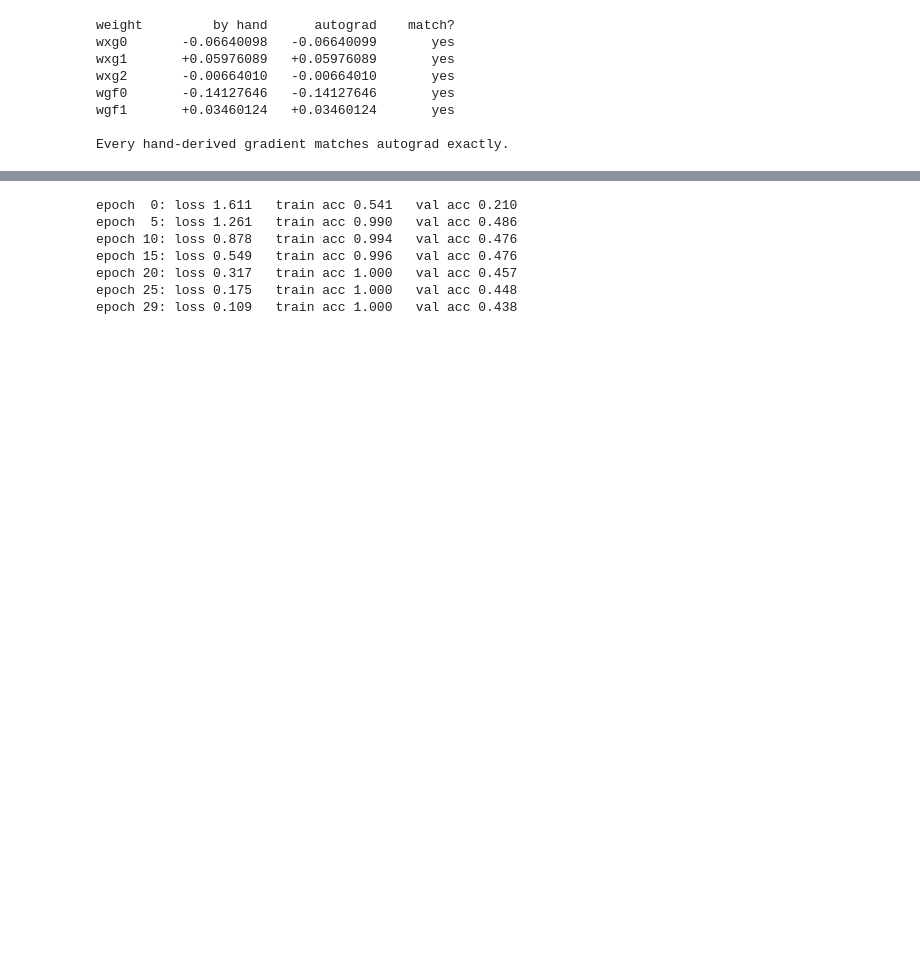
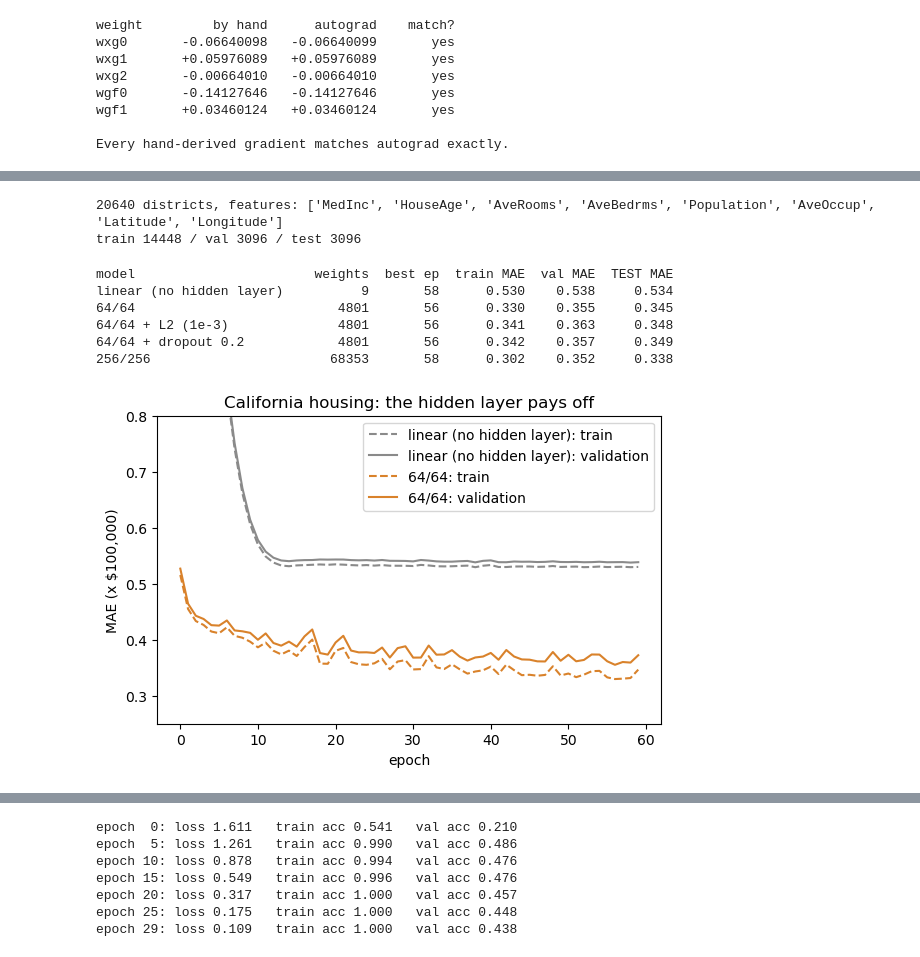
Before and after one commit to ElofssonLab/kb8029-book, a Jupyter notebook: notebooks/day09-backprop-training-regularization.ipynb, the cells around one changed output, grey strips where cells are left out. Drawn from its saved outputs; the diff is of its cells as text; code cells hidden in the pictures; blank space fills up the shorter version.

```diff
--- a/notebooks/day09-backprop-training-regularization.ipynb
+++ b/notebooks/day09-backprop-training-regularization.ipynb
@@ -381,0 +384,64 @@ gradient). First, without any regularization, to see what happens:
+# %%
+ch = fetch_california_housing()
+Xh, yh = ch.data.astype(np.float32), ch.target.astype(np.float32)
+print(f"{Xh.shape[0]} districts, features: {ch.feature_names}")
+
+idx = np.arange(len(yh))
+h_tr, h_tmp = train_test_split(idx, test_size=0.30, random_state=0)
+h_va, h_te = train_test_split(h_tmp, test_size=0.5, random_state=0)
+mu, sd = Xh[h_tr].mean(axis=0), Xh[h_tr].std(axis=0)
+Xh_std = (Xh - mu) / sd
+Xh_tr, Xh_va, Xh_te = to_t(Xh_std[h_tr]), to_t(Xh_std[h_va]), to_t(Xh_std[h_te])
+yh_tr, yh_va, yh_te = [to_t(yh[i]).reshape(-1, 1) for i in (h_tr, h_va, h_te)]
+print(f"train {len(h_tr)} / val {len(h_va)} / test {len(h_te)}")
+# %% [output]
+20640 districts, features: ['MedInc', 'HouseAge', 'AveRooms', 'AveBedrms', 'Population', 'AveOccup', 'Latitude', 'Longitude']
+train 14448 / val 3096 / test 3096
+# %%
+mae = lambda out, y: (out - y).abs().mean().item()
+
+def mlp(n_in, hidden=(64, 64), dropout=0.0):
+    layers, prev = [], n_in
+    for h in hidden:
+        layers += [nn.Linear(prev, h), nn.ReLU()] + ([nn.Dropout(dropout)] if dropout else [])
+        prev = h
+    return nn.Sequential(*layers, nn.Linear(prev, 1))    # linear output unit for regression
+
+configs = [
+    ("linear (no hidden layer)", lambda: nn.Linear(8, 1), 0.0),
+    ("64/64",                    lambda: mlp(8), 0.0),
+    ("64/64 + L2 (1e-3)",        lambda: mlp(8), 1e-3),
+    ("64/64 + dropout 0.2",      lambda: mlp(8, dropout=0.2), 0.0),
+    ("256/256",                  lambda: mlp(8, (256, 256)), 0.0),
+]
+housing = {}
+print(f"{'model':26s} {'weights':>8s} {'best ep':>8s} {'train MAE':>10s} {'val MAE':>8s} {'TEST MAE':>9s}")
+for name, make, wd in configs:
+    torch.manual_seed(0)
+    model = make()
+    hist, best = train(model, Xh_tr, yh_tr, Xh_va, yh_va, nn.MSELoss(), epochs=60,
+                       weight_decay=wd, batch_size=64, score=mae)
+    with torch.no_grad():
+        test_mae = mae(model(Xh_te), yh_te)
+    housing[name] = dict(hist=hist, best=best, test=test_mae, n=sum(p.numel() for p in model.parameters()))
+    print(f"{name:26s} {housing[name]['n']:8d} {best:8d} {hist[best][0]:10.3f} {hist[best][1]:8.3f} {test_mae:9.3f}")
+# %% [output]
+model                       weights  best ep  train MAE  val MAE  TEST MAE
+linear (no hidden layer)          9       58      0.530    0.538     0.534
+64/64                          4801       56      0.330    0.355     0.345
+64/64 + L2 (1e-3)              4801       56      0.341    0.363     0.348
+64/64 + dropout 0.2            4801       56      0.342    0.357     0.349
+256/256                       68353       58      0.302    0.352     0.338
+# %%
+plt.figure(figsize=(6.5, 4))
+for name, color in [("linear (no hidden layer)", "#8a8a8a"), ("64/64", "#d9822b")]:
+    tr, va = zip(*housing[name]["hist"])
+    plt.plot(tr, color=color, ls="--", label=f"{name}: train")
+    plt.plot(va, color=color, label=f"{name}: validation")
+plt.xlabel("epoch"); plt.ylabel("MAE (x $100,000)")
+plt.title("California housing: the hidden layer pays off")
+plt.legend(); plt.ylim(0.25, 0.8)
+plt.savefig(f"{FIGS}/day09-housing-curves.png", dpi=150, bbox_inches="tight")
+plt.show()
+# %% [output]
+[figure, added]
```
Also changed, not shown: parts of 44 cells of this notebook, 10 other files.
